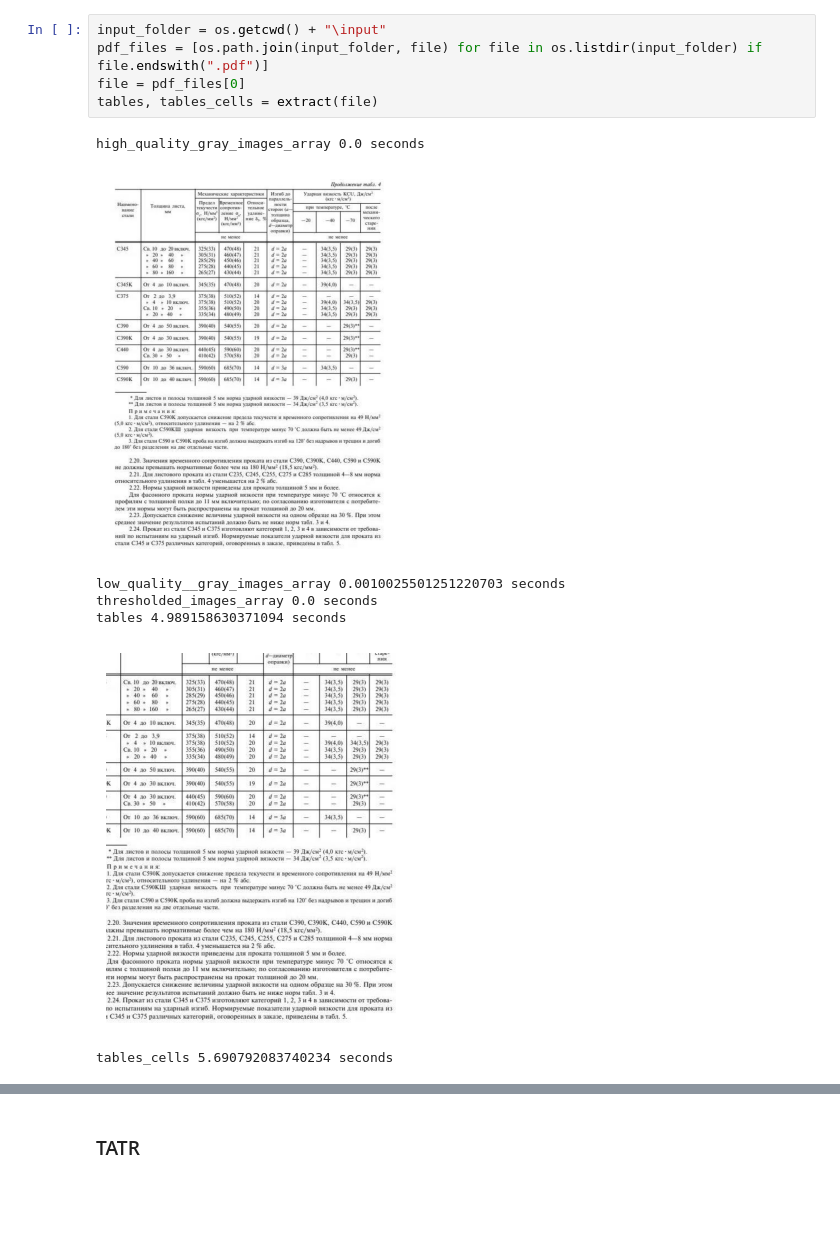
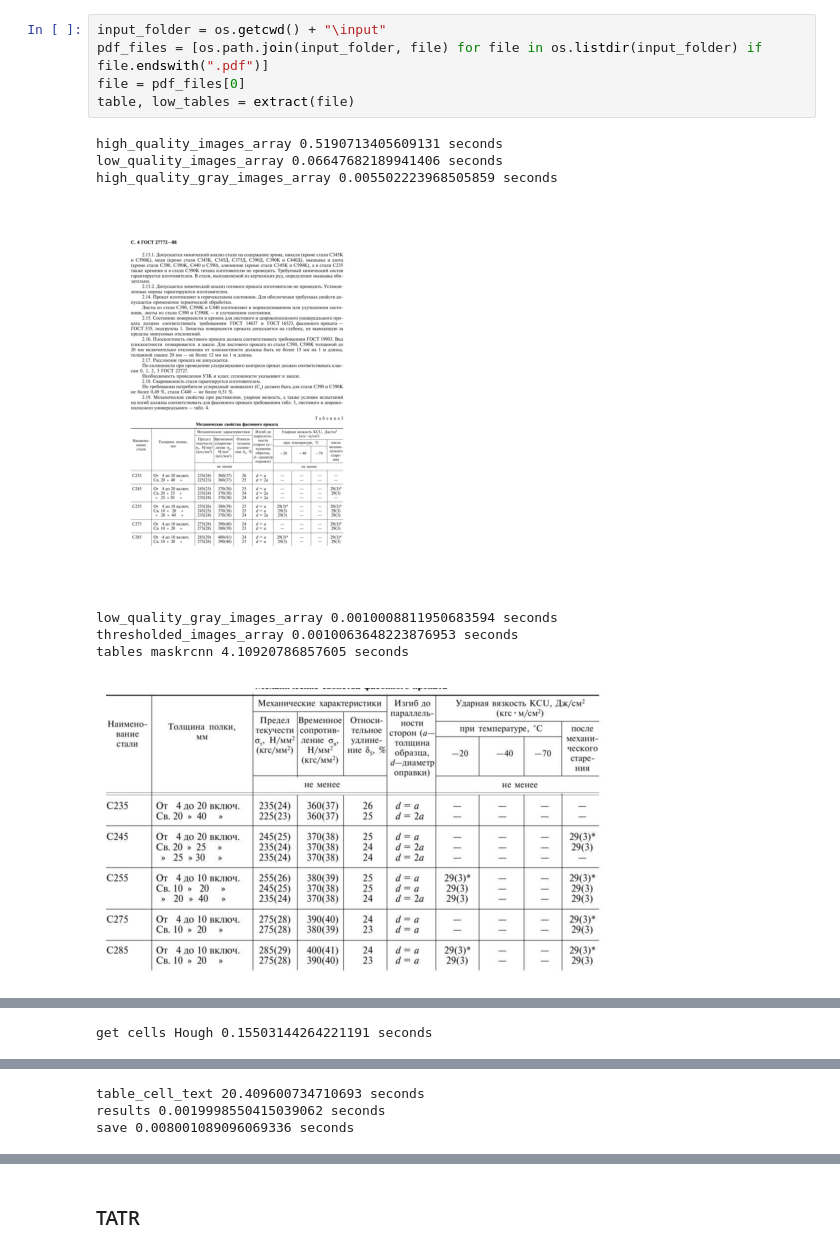
Before and after one commit to DikovAlexandr/TableExtraction, a Jupyter notebook: table_extraction/TableExtraction.ipynb, the cells around one changed output, grey strips where cells are left out. Drawn from its saved outputs; the diff is of its cells as text; blank space fills up the shorter version.

Commit message:
Experimenting with Hough, cleaning up and adding a new frontend

```diff
--- a/table_extraction/TableExtraction.ipynb
+++ b/table_extraction/TableExtraction.ipynb
@@ -136,13 +163,14 @@ def extract(file):
 # %%
 input_folder = os.getcwd() + "\input"
 pdf_files = [os.path.join(input_folder, file) for file in os.listdir(input_folder) if file.endswith(".pdf")]
 file = pdf_files[0]
-tables, tables_cells = extract(file)
+table, low_tables = extract(file)
 # %% [output]
-high_quality_gray_images_array 0.0 seconds
+high_quality_images_array 0.5190713405609131 seconds
+low_quality_images_array 0.06647682189941406 seconds
+high_quality_gray_images_array 0.005502223968505859 seconds
-[figure, old version]
+[figure, new version]
-low_quality__gray_images_array 0.0010025501251220703 seconds
-thresholded_images_array 0.0 seconds
-tables 4.989158630371094 seconds
+low_quality_gray_images_array 0.0010008811950683594 seconds
+thresholded_images_array 0.0010063648223876953 seconds
+tables maskrcnn 4.10920786857605 seconds
-[figure, old version]
+[figure, new version]
-tables_cells 5.690792083740234 seconds
@@ -150,0 +179 @@ tables_cells 5.690792083740234 seconds
+get cells Hough 0.15503144264221191 seconds
@@ -150,0 +182,3 @@ tables_cells 5.690792083740234 seconds
+table_cell_text 20.409600734710693 seconds
+results 0.0019998550415039062 seconds
+save 0.008001089096069336 seconds
```
Also changed, not shown: parts of 14 cells of this notebook, 40 other files.
